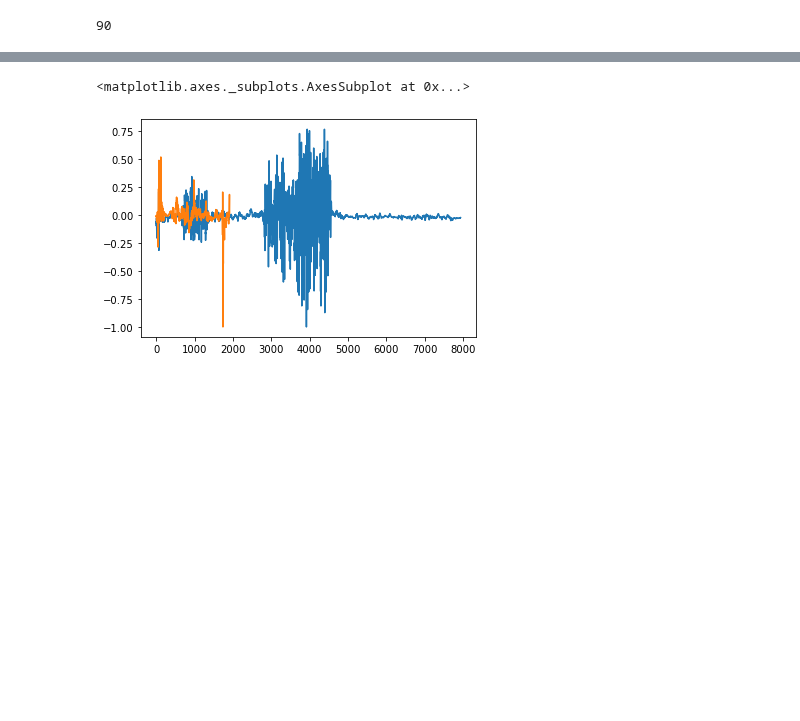
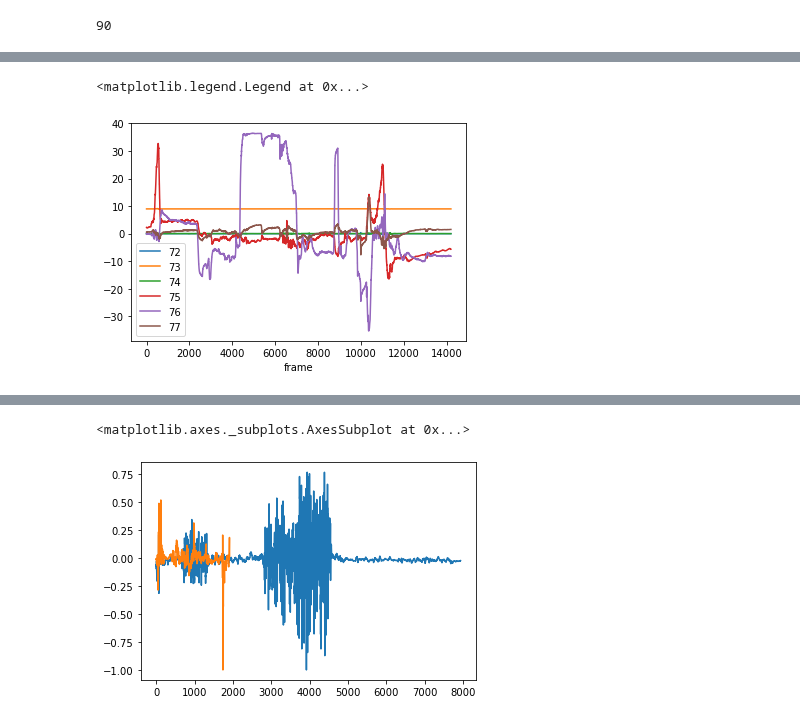
Before and after one commit to Gwyrm/emoove, a Jupyter notebook: python/test_modelisation.ipynb, the cells around one changed output, grey strips where cells are left out. Saved outputs shown, nothing was run; the diff lists cells and outputs as text; code cells hidden in the pictures; blank space fills up the shorter version.

```diff
--- a/python/test_modelisation.ipynb
+++ b/python/test_modelisation.ipynb
@@ -129,3 +127,27 @@ print(list_csv)
+# %%
+f = '11Char00.bvh.csv'
+
+px = pd.read_csv(path_csv_data + '/' + f)['72']
+py = pd.read_csv(path_csv_data + '/' + f)['73']
+pz = pd.read_csv(path_csv_data + '/' + f)['74']
+
+rx = pd.read_csv(path_csv_data + '/' + f)['75']
+ry = pd.read_csv(path_csv_data + '/' + f)['76']
+rz = pd.read_csv(path_csv_data + '/' + f)['77']
+
+px.plot()
+py.plot()
+pz.plot()
+
+rx.plot()
+ry.plot()
+rz.plot()
+
+plt.xlabel('frame')
+plt.legend()
+# %% [output]
+<matplotlib.legend.Legend at 0x...>
+[figure, added]
 # %%
 f = 'marche_p_5Char00.bvh.csv'
 m_p5_md = pd.read_csv(path_csv_data + '/' + f)['96']
```
Also changed, not shown: parts of 15 cells of this notebook, 23 other files.
